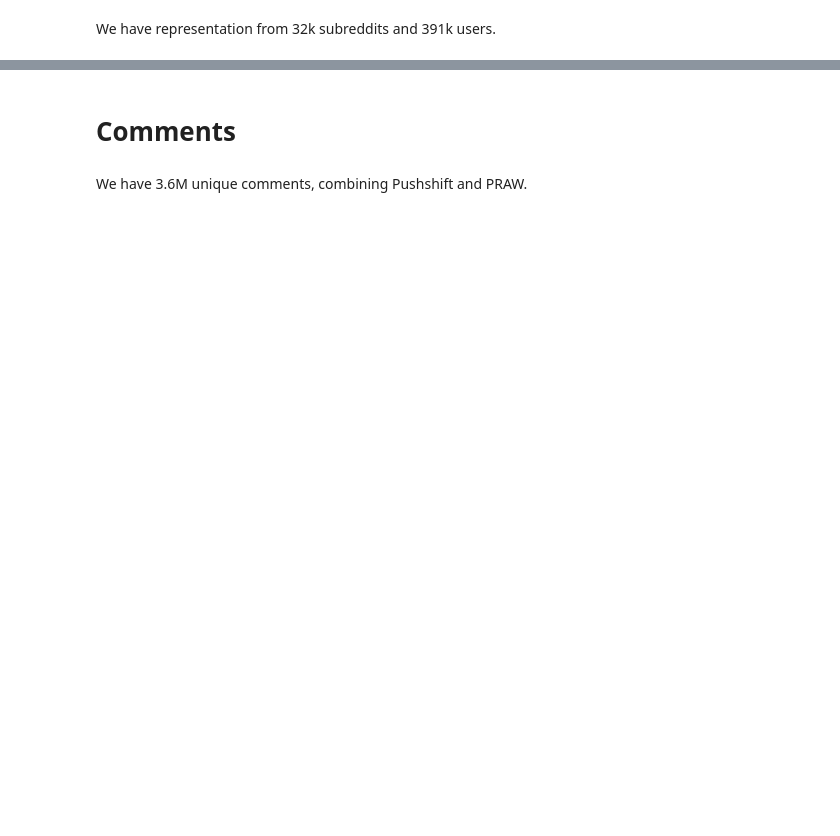
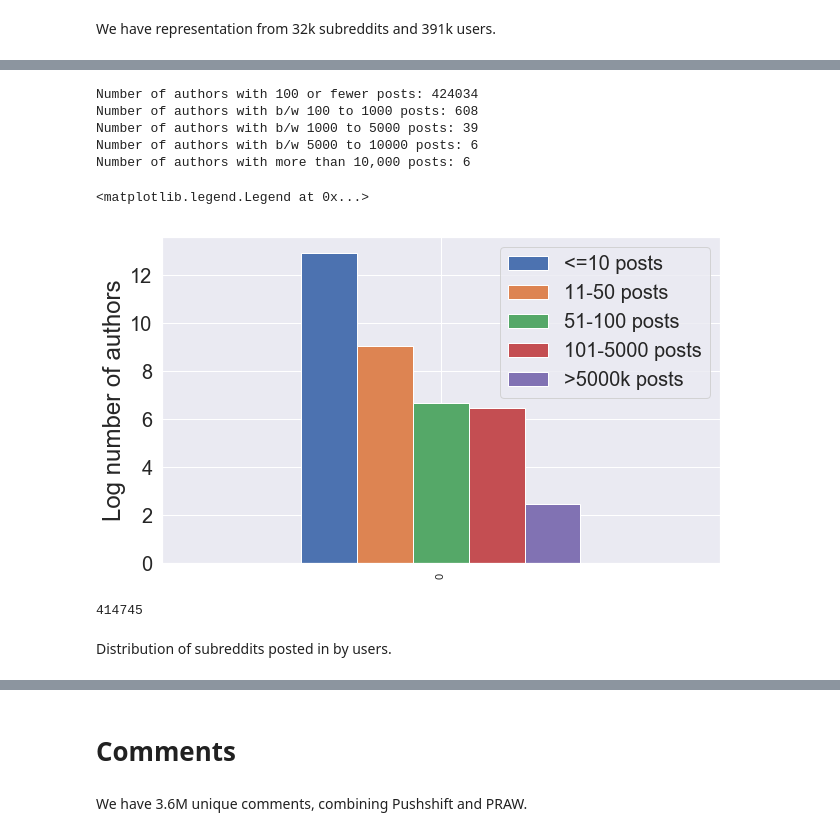
Before and after one commit to yiweiluo/Green-American-Lexicon, a Jupyter notebook: reddit/explore_reddit_data.ipynb, the cells around one changed output, grey strips where cells are left out. Cells and saved outputs as stored; diff of their text form; code cells hidden in the pictures; blank space fills up the shorter version.

```diff
--- a/reddit/explore_reddit_data.ipynb
+++ b/reddit/explore_reddit_data.ipynb
@@ -130,0 +133,2 @@ unique_posts.loc[(~pd.isnull(unique_posts.text)) &
+# %%
+posts_with_text['total_num_words'] = posts_with_text['title_num_words'] + posts_with_text['body_num_words']
@@ -188,0 +246,4 @@ print(len(unique_posts.loc[~pd.isnull(unique_posts.subreddit)].subreddit.value_c
+# %%
+nan_authors = set(['[deleted]','-1',-1,'-en-'])
+# %%
+posts_with_authors = posts_with_text.loc[~posts_with_text.author.isin(nan_authors)]
@@ -188,0 +280,45 @@ print(len(unique_posts.loc[~pd.isnull(unique_posts.subreddit)].subreddit.value_c
+# %%
+posts_per_author = posts_with_authors.author.value_counts()
+# %%
+print('Number of authors with 100 or fewer posts:',
+      len([a for a in posts_per_author if posts_per_author[a] <= 100]))
+print('Number of authors with b/w 100 to 1000 posts:',
+      len([a for a in posts_per_author if posts_per_author[a] <= 1000 and posts_per_author[a] > 100]))
+print('Number of authors with b/w 1000 to 5000 posts:',
+      len([a for a in posts_per_author if posts_per_author[a] <= 5000 and posts_per_author[a] > 1000]))
+print('Number of authors with b/w 5000 to 10000 posts:',
+      len([a for a in posts_per_author if posts_per_author[a] <= 10000 and posts_per_author[a] > 5000]))
+print('Number of authors with more than 10,000 posts:',
+      len([a for a in posts_per_author if posts_per_author[a] > 10000]))
+# %% [output]
+Number of authors with 100 or fewer posts: 424034
+Number of authors with b/w 100 to 1000 posts: 608
+Number of authors with b/w 1000 to 5000 posts: 39
+Number of authors with b/w 5000 to 10000 posts: 6
+Number of authors with more than 10,000 posts: 6
+# %%
+df_ = pd.DataFrame({
+    '<=10 posts':np.log(len([a for a in posts_per_author.index if posts_per_author[a] <= 10])),
+    '11-50 posts':np.log(len([a for a in posts_per_author.index if posts_per_author[a] <= 50 and
+                             posts_per_author[a] > 10])),
+    '51-100 posts':np.log(len([a for a in posts_per_author.index if posts_per_author[a] <= 100 and
+                             posts_per_author[a] > 50])),
+    '101-5000 posts':np.log(len([a for a in posts_per_author.index if posts_per_author[a] <= 5000 and
+                               posts_per_author[a] > 100])),
+    '>5000k posts':np.log(len([a for a in posts_per_author.index if
+                               posts_per_author[a] > 5000]))
+},index=[0])
+ax = df_.plot.bar(figsize=(10,6))
+ax.set_xlabel("")
+ax.set_ylabel("Log number of authors",fontsize=24)
+ax.tick_params(axis="y",labelsize=20)
+plt.legend(fontsize=20)
+# %% [output]
+<matplotlib.legend.Legend at 0x...>
+[figure, added]
+# %%
+len([a for a in posts_per_author.index if posts_per_author[a] <= 10])
+# %% [output]
+414745
+# %% [markdown]
+Distribution of subreddits posted in by users.
```
Also changed, not shown: parts of 84 cells of this notebook, 1 other file.
